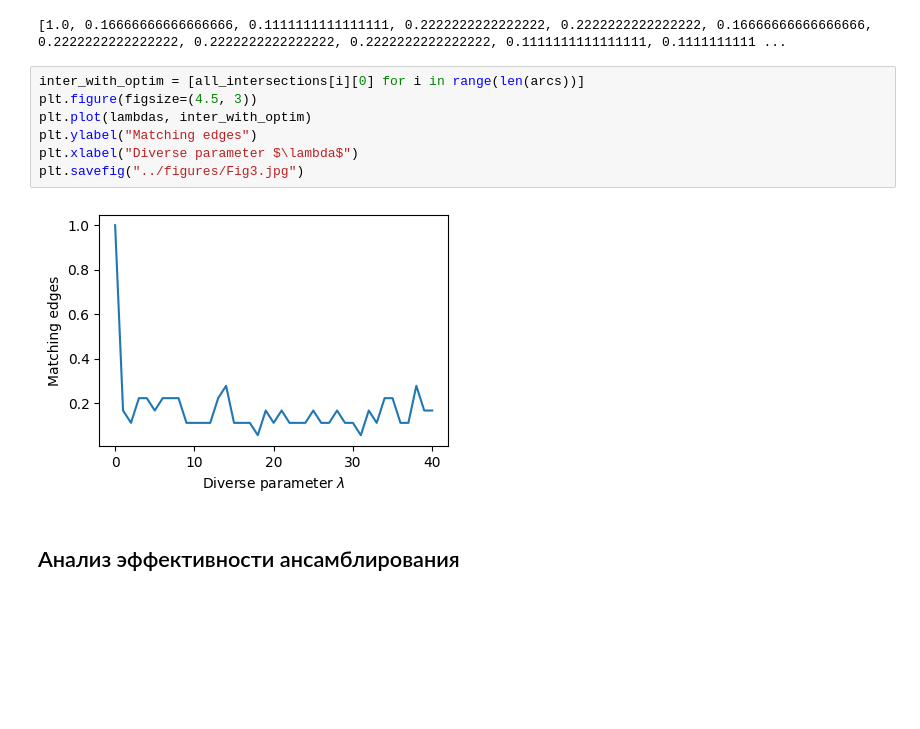
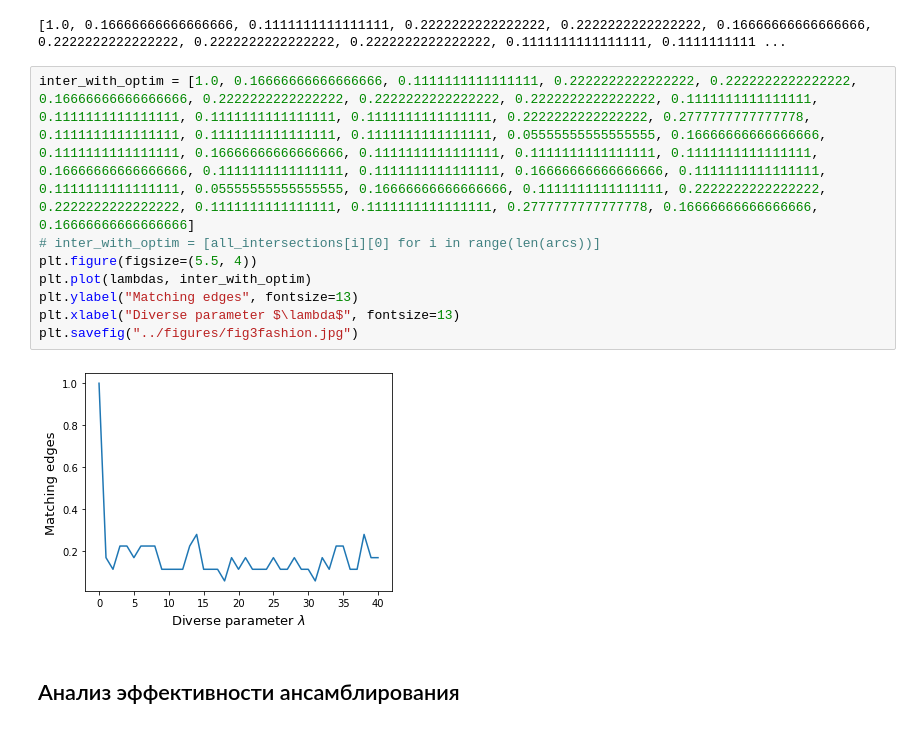
Before and after one commit to intsystems/2023-Project-120, a Jupyter notebook: code/tests.ipynb, the cells around one changed output. Drawn from its saved outputs; the diff is of its cells as text; blank space fills up the shorter version.

```diff
--- a/code/tests.ipynb
+++ b/code/tests.ipynb
@@ -95,15 +78,16 @@ for arc in arcs:
 print(all_intersections[0])
 # %% [output]
 [1.0, 0.16666666666666666, 0.1111111111111111, 0.2222222222222222, 0.2222222222222222, 0.16666666666666666, 0.2222222222222222, 0.2222222222222222, 0.2222222222222222, 0.1111111111111111, 0.1111111111 ...
-# %%
-inter_with_optim = [all_intersections[i][0] for i in range(len(arcs))]
-plt.figure(figsize=(4.5, 3))
-plt.plot(lambdas, inter_with_optim)
-plt.ylabel("Matching edges")
-plt.xlabel("Diverse parameter $\lambda$")
-plt.savefig("../figures/Fig3.jpg")
-# %% [output]
-[figure, removed]
+# %%
+inter_with_optim = [1.0, 0.16666666666666666, 0.1111111111111111, 0.2222222222222222, 0.2222222222222222, 0.16666666666666666, 0.2222222222222222, 0.2222222222222222, 0.2222222222222222, 0.1111111111111111, 0.1111111111111111, 0.1111111111111111, 0.1111111111111111, 0.2222222222222222, 0.2777777777777778, 0.1111111111111111, 0.1111111111111111, 0.1111111111111111, 0.05555555555555555, 0.16666666666666666, 0.1111111111111111, 0.16666666666666666, 0.1111111111111111, 0.1111111111111111, 0.1111111111111111, 0.16666666666666666, 0.1111111111111111, 0.1111111111111111, 0.16666666666666666, 0.1111111111111111, 0.1111111111111111, 0.05555555555555555, 0.16666666666666666, 0.1111111111111111, 0.2222222222222222, 0.2222222222222222, 0.1111111111111111, 0.1111111111111111, 0.2777777777777778, 0.16666666666666666, 0.16666666666666666]
+# inter_with_optim = [all_intersections[i][0] for i in range(len(arcs))]
+plt.figure(figsize=(5.5, 4))
+plt.plot(lambdas, inter_with_optim)
+plt.ylabel("Matching edges", fontsize=13)
+plt.xlabel("Diverse parameter $\lambda$", fontsize=13)
+plt.savefig("../figures/fig3fashion.jpg")
+# %% [output]
+[figure, added]
 # %% [markdown]
 ## Анализ эффективности ансамблирования
 # %%
```
Also changed, not shown: parts of 44 cells of this notebook, 2 other files.
